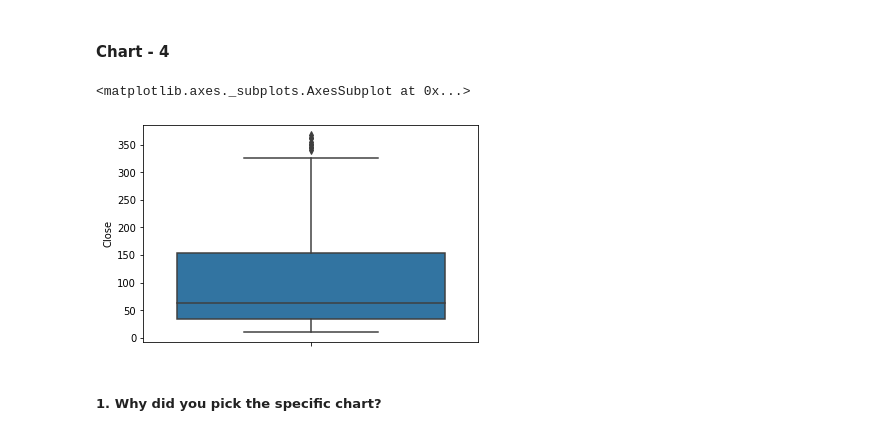
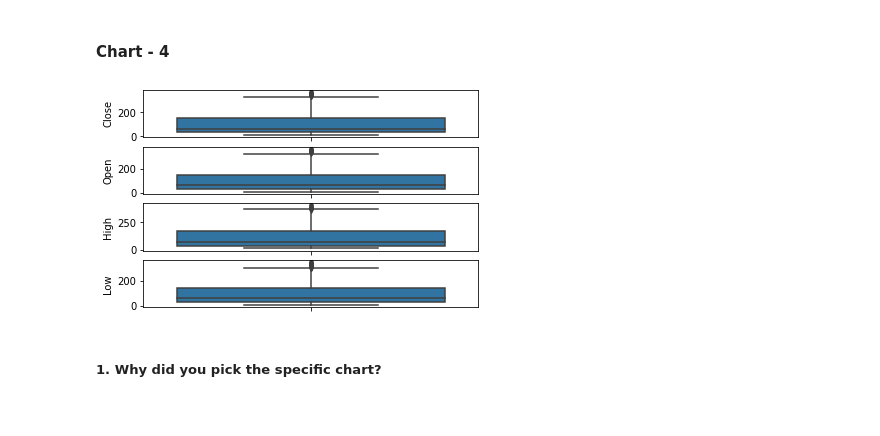
Before and after one commit to kumareshvj/Machine-learing---Regression, a Jupyter notebook: Yes_bank_stock_closing_price_prediction.ipynb, the cells around one changed output. Saved outputs shown, nothing was run; the diff lists cells and outputs as text; code cells hidden in the pictures.

```diff
--- a/Yes_bank_stock_closing_price_prediction.ipynb
+++ b/Yes_bank_stock_closing_price_prediction.ipynb
@@ -469,13 +477,17 @@ Answer Here
 #### Chart - 4
 # %%
 # Chart - 4 visualization code
+plt.subplot(4,1,1)
 sns.boxplot(y=df['Close'])
-# sns.boxplot(y=df['Open'])
-# sns.boxplot(y=df['High'])
-# sns.boxplot(y=df['Low'])
+plt.subplot(4,1,2)
+sns.boxplot(y=df['Open'])
+plt.subplot(4,1,3)
+sns.boxplot(y=df['High'])
+plt.subplot(4,1,4)
+sns.boxplot(y=df['Low'])
+plt.show()
 # %% [output]
-<matplotlib.axes._subplots.AxesSubplot at 0x...>
-[figure, old version]
+[figure, new version]
 # %% [markdown]
 ##### 1. Why did you pick the specific chart?
 # %% [markdown]
```
Also changed, not shown: parts of 7 cells of this notebook.
